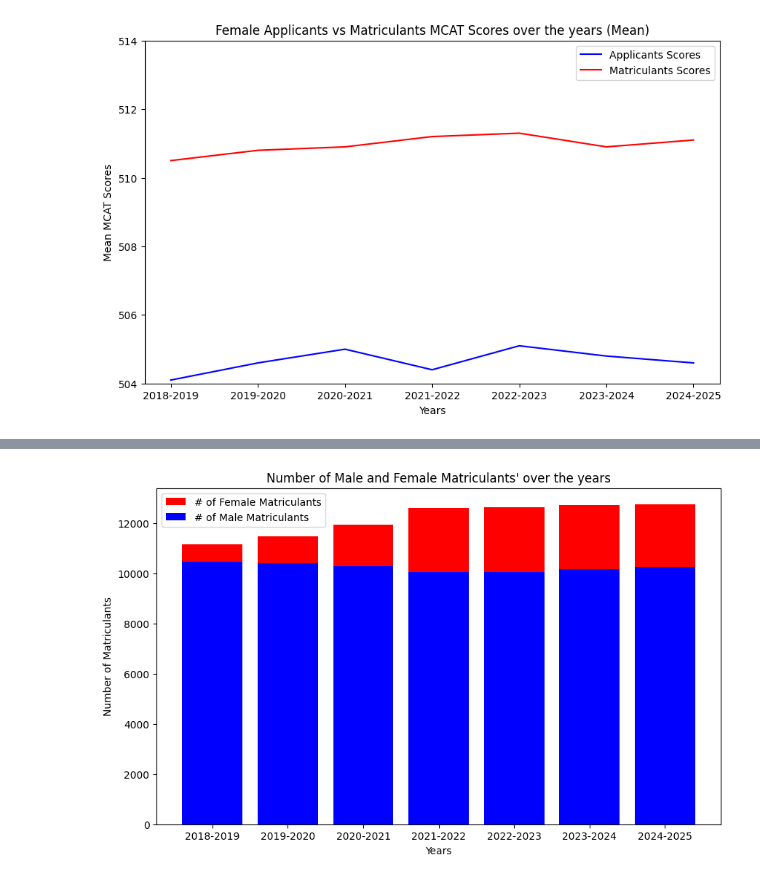
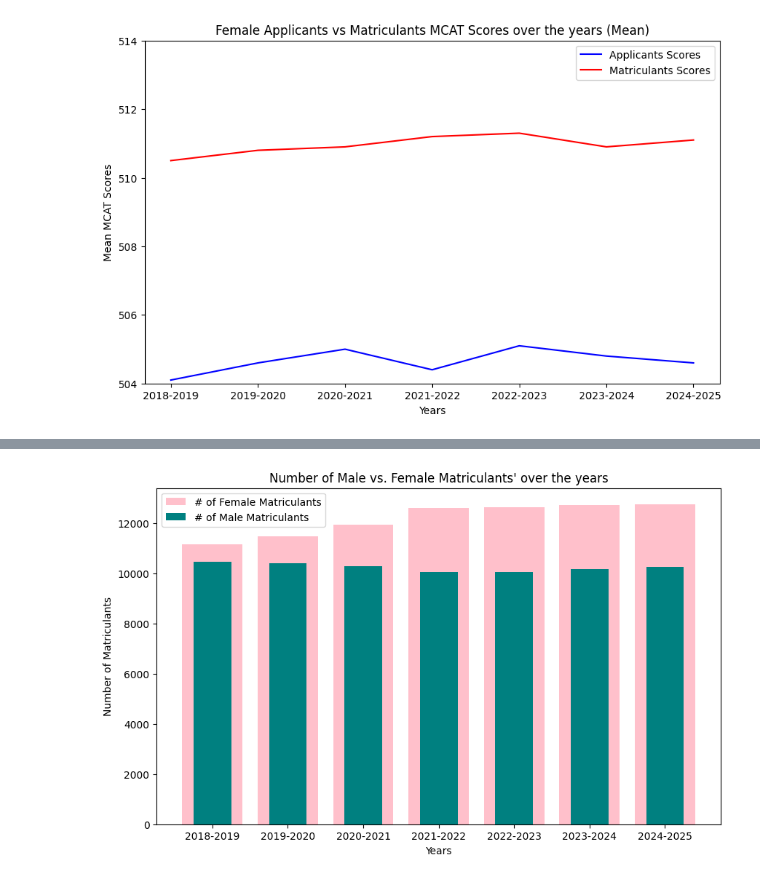
Before and after one commit to davidnunez42/medical-school-acceptances, a Jupyter notebook: AAMC_Medical_School_Acceptances_Research_Project.ipynb, the cells around one changed output, grey strips where cells are left out. Saved outputs shown, nothing was run; the diff lists cells and outputs as text; code cells hidden in the pictures.

```diff
--- a/AAMC_Medical_School_Acceptances_Research_Project.ipynb
+++ b/AAMC_Medical_School_Acceptances_Research_Project.ipynb
@@ -189,11 +176,11 @@ Saving 2024_FACTS_Table_A-7.2.xlsx to 2024_FACTS_Table_A-7.2.xlsx
 # %%
+file_5 = '/content/drive/My Drive/datasets/2024_FACTS_Table_A-7.2.xlsx'
+
 print("Applicants, First-Time Applicants, Acceptees, and Matriculants, separated by sex, adjusted to 2018-2019 to 2024-2025")
 print("\n")
-total_counts_df = pd.read_excel('2024_FACTS_Table_A-7.2.xlsx')
+total_counts_df = pd.read_excel(file_5)
 total_counts_df = total_counts_df.drop([0, 1, 2, 3, 11, 19, 27, 35])
-total_counts_df = total_counts_df.drop(columns="Unnamed: 3")
-total_counts_df = total_counts_df.drop(columns="Unnamed: 4")
-total_counts_df = total_counts_df.drop(columns="Unnamed: 5")
+
 total_counts_df = total_counts_df.rename(columns={'Table A-7.2: Applicants, First-Time Applicants, Acceptees, and Matriculants to U.S. MD-Granting Medical Schools by Gender, Academic Years 2015-2016 through 2024-2025': 'Applicants, First-Time Applicants, Acceptees, and Matriculants',
                                                   'Unnamed: 1': 'Gender', 'Unnamed: 2': 'Number and Percent', 'Unnamed: 3': '2015-2016', 'Unnamed: 4': '2016-2017', 'Unnamed: 5': '2017-2018', 'Unnamed: 6': '2018-2019',
                                                   'Unnamed: 7': '2019-2020', 'Unnamed: 8': '2020-2021', 'Unnamed: 9': '2021-2022', 'Unnamed: 10': '2022-2023',
@@ -249,7 +236,11 @@ total_counts_df.loc[17] = total_counts_df.loc[17].fillna("Another Gender Identit
 total_counts_df.loc[25] = total_counts_df.loc[25].fillna("Another Gender Identity")
 total_counts_df.loc[33] = total_counts_df.loc[33].fillna("Another Gender Identity")
 
-total_counts_df.head(33)
+total_counts_df_shortened = total_counts_df.drop(columns="2015-2016")
+total_counts_df_shortened = total_counts_df_shortened.drop(columns="2016-2017")
+total_counts_df_shortened = total_counts_df_shortened.drop(columns="2017-2018")
+
+total_counts_df_shortened.head(33)
 # %% [output]
 Applicants, First-Time Applicants, Acceptees, and Matriculants, separated by sex, adjusted to 2018-2019 to 2024-2025
 |  | Applicants, First-Time Applicants... | Gender | Number and Percent | 2018-2019 | 2019-2020 | 2020-2021 | 2021-2022 | ... |
@@ -270,4 +261,5 @@ Applicants, First-Time Applicants, Acceptees, and Matriculants, separated by sex
 | 33 | Matriculants | Another Gender Identity | Percent | - | - | - | - | ... |
 | 34 | Matriculants | Total | Number | 21622 | 21869 | 22239 | 22666 | ... |
 # %%
-matriculants_total_counts = total_counts_df.drop([4, 5, 6, 7, 8, 9, 10, 12, 13, 14, 15, 16, 17, 18, 20, 21, 22, 23, 24, 25, 26])
+matriculants_total_counts = total_counts_df_shortened.drop([4, 5, 6, 7, 8, 9, 10, 12, 13, 14, 15, 16, 17, 18, 20, 21, 22, 23, 24, 25, 26, 29, 31, 33])
+matriculants_total_counts
@@ -340,43 +457,43 @@ plt.show()
 # %%
 plt.figure(figsize=(10, 6))
 
 women_matriculants = matriculants_total_counts[matriculants_total_counts['Gender'] == 'Women']
 x_value = ['2018-2019']
 x_value_2 = ['2019-2020']
 x_value_3 = ['2020-2021']
 x_value_4 = ['2021-2022']
 x_value_5 = ['2022-2023']
 x_value_6 = ['2023-2024']
 x_value_7 = ['2024-2025']
-plt.bar(x_value, women_matriculants['2018-2019'], color='red')
-plt.bar(x_value_2, women_matriculants['2019-2020'], color='red')
-plt.bar(x_value_3, women_matriculants['2020-2021'], color='red')
-plt.bar(x_value_4, women_matriculants['2021-2022'], color='red')
-plt.bar(x_value_5, women_matriculants['2022-2023'], color='red')
-plt.bar(x_value_6, women_matriculants['2023-2024'], color='red')
-plt.bar(x_value_7, women_matriculants['2024-2025'], color='red', label='# of Female Matriculants')
+plt.bar(x_value, women_matriculants['2018-2019'], color='pink')
+plt.bar(x_value_2, women_matriculants['2019-2020'], color='pink')
+plt.bar(x_value_3, women_matriculants['2020-2021'], color='pink')
+plt.bar(x_value_4, women_matriculants['2021-2022'], color='pink')
+plt.bar(x_value_5, women_matriculants['2022-2023'], color='pink')
+plt.bar(x_value_6, women_matriculants['2023-2024'], color='pink')
+plt.bar(x_value_7, women_matriculants['2024-2025'], color='pink', label='# of Female Matriculants')
 
 men_matriculants = matriculants_total_counts[matriculants_total_counts['Gender'] == 'Men']
 x_value = ['2018-2019']
 x_value_2 = ['2019-2020']
 x_value_3 = ['2020-2021']
 x_value_4 = ['2021-2022']
 x_value_5 = ['2022-2023']
 x_value_6 = ['2023-2024']
 x_value_7 = ['2024-2025']
-plt.bar(x_value, men_matriculants['2018-2019'], color='blue')
-plt.bar(x_value_2, men_matriculants['2019-2020'], color='blue')
-plt.bar(x_value_3, men_matriculants['2020-2021'], color='blue')
-plt.bar(x_value_4, men_matriculants['2021-2022'], color='blue')
-plt.bar(x_value_5, men_matriculants['2022-2023'], color='blue')
-plt.bar(x_value_6, men_matriculants['2023-2024'], color='blue')
-plt.bar(x_value_7, men_matriculants['2024-2025'], color='blue', label='# of Male Matriculants')
+plt.bar(x_value, men_matriculants['2018-2019'], width=0.5, color='teal')
+plt.bar(x_value_2, men_matriculants['2019-2020'], width=0.5, color='teal')
+plt.bar(x_value_3, men_matriculants['2020-2021'], width=0.5, color='teal')
+plt.bar(x_value_4, men_matriculants['2021-2022'], width=0.5, color='teal')
+plt.bar(x_value_5, men_matriculants['2022-2023'], width=0.5, color='teal')
+plt.bar(x_value_6, men_matriculants['2023-2024'], width=0.5, color='teal')
+plt.bar(x_value_7, men_matriculants['2024-2025'], width=0.5, color='teal', label='# of Male Matriculants')
 
-plt.title("Number of Male and Female Matriculants' over the years")
+plt.title("Number of Male vs. Female Matriculants' over the years")
 plt.xlabel('Years')
 plt.ylabel('Number of Matriculants')
 plt.legend()
 
 plt.show()
 # %% [output]
-[figure, old version]
+[figure, new version]
```
Also changed, not shown: parts of 86 cells of this notebook.
